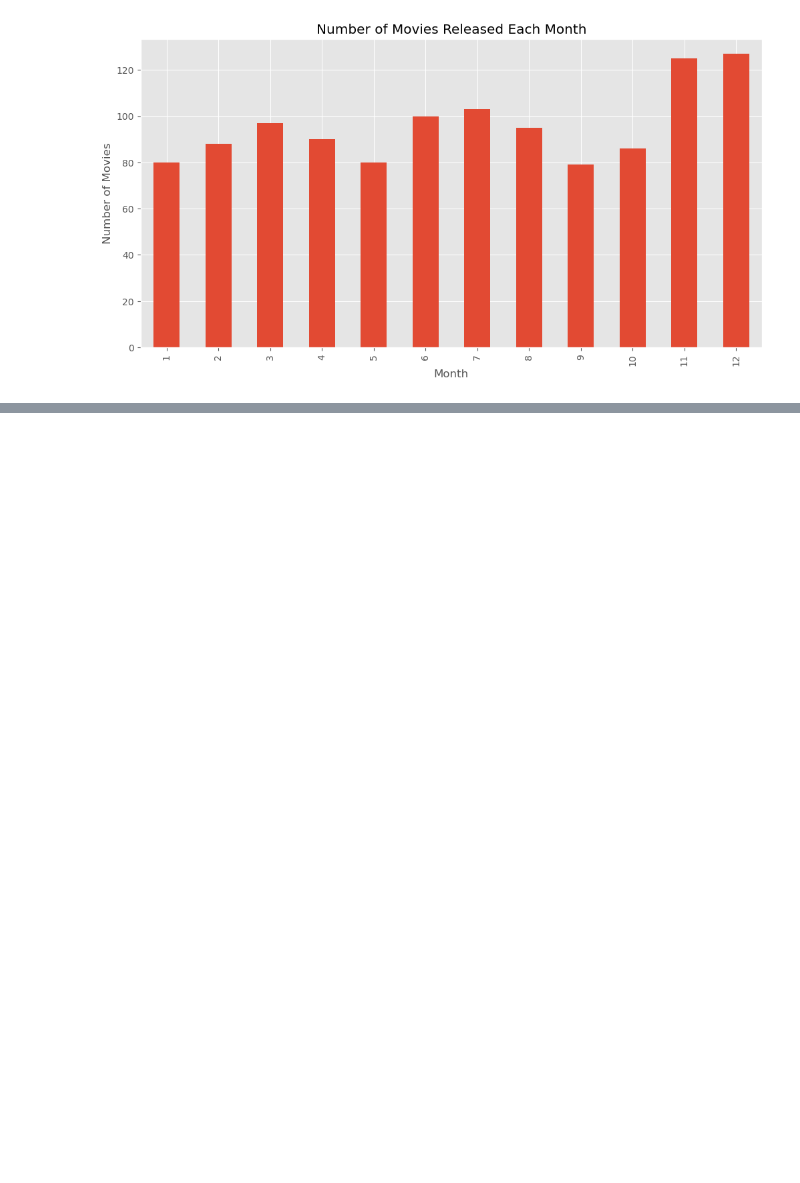
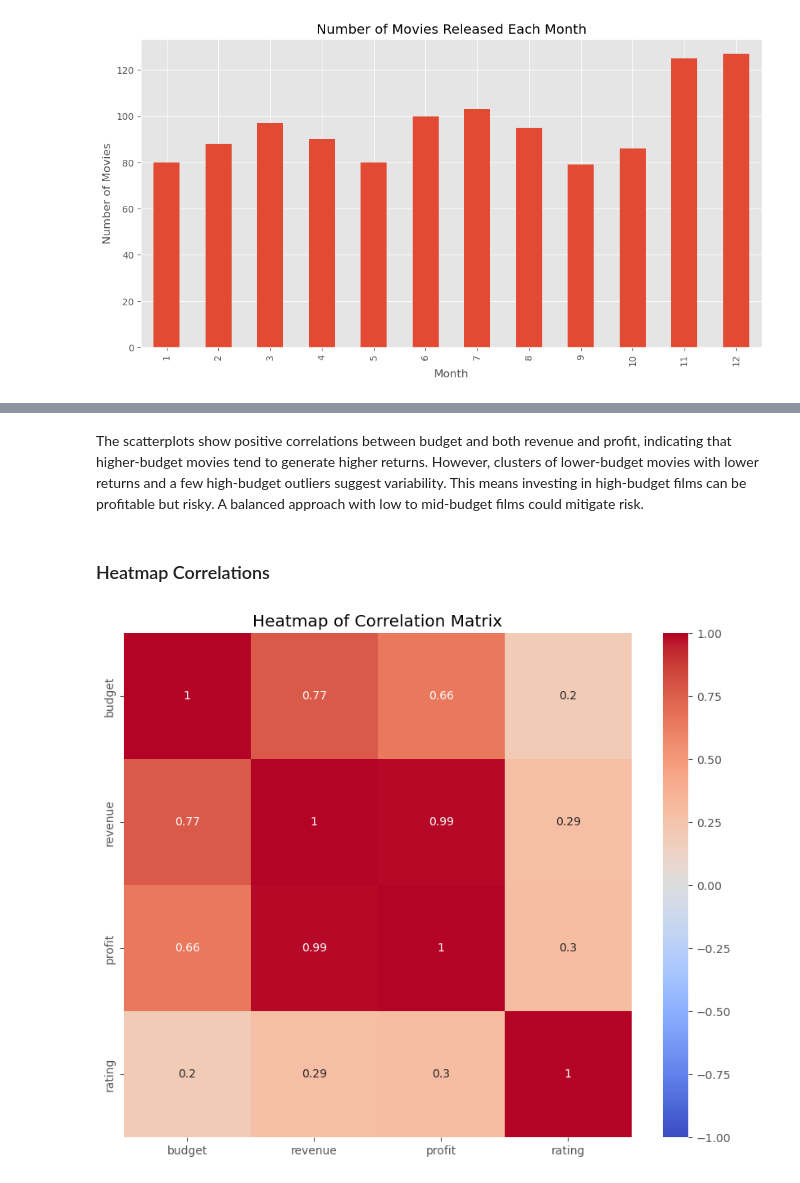
Before and after one commit to mrhussaink7/new-films-movie-data, a Jupyter notebook: index.ipynb, the cells around one changed output, grey strips where cells are left out. Drawn from its saved outputs; the diff is of its cells as text; code cells hidden in the pictures; blank space fills up the shorter version.

```diff
--- a/index.ipynb
+++ b/index.ipynb
@@ -548,0 +602,12 @@ plt.show()
+# %% [markdown]
+The scatterplots show positive correlations between budget and both revenue and profit, indicating that higher-budget movies tend to generate higher returns. However, clusters of lower-budget movies with lower returns and a few high-budget outliers suggest variability. This means investing in high-budget films can be profitable but risky. A balanced approach with low to mid-budget films could mitigate risk.
+# %% [markdown]
+### Heatmap Correlations
+# %%
+plt.figure(figsize=(10, 8))
+correlation_matrix = df[['budget', 'revenue', 'profit', 'rating']].corr()
+sns.heatmap(correlation_matrix, annot=True, cmap='coolwarm', vmin=-1, vmax=1)
+plt.title('Heatmap of Correlation Matrix')
+plt.show()
+# %% [output]
+[figure, added]
```
Also changed, not shown: parts of 15 cells of this notebook.
